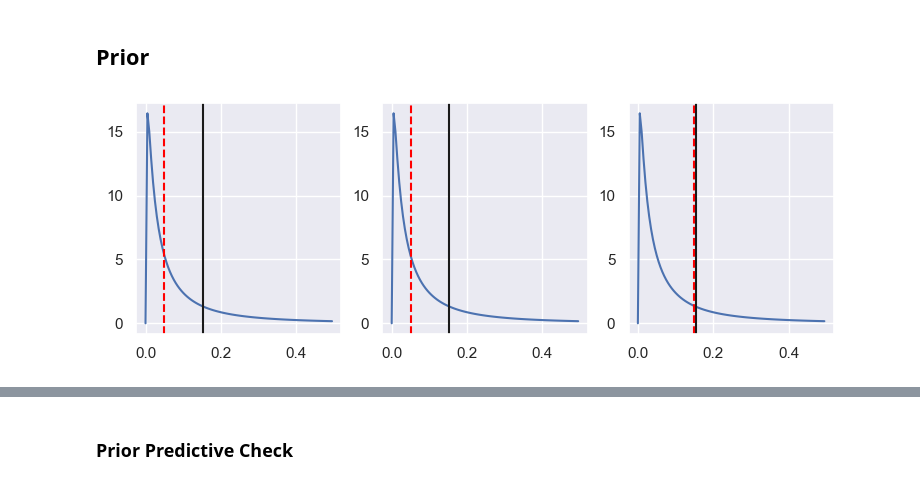
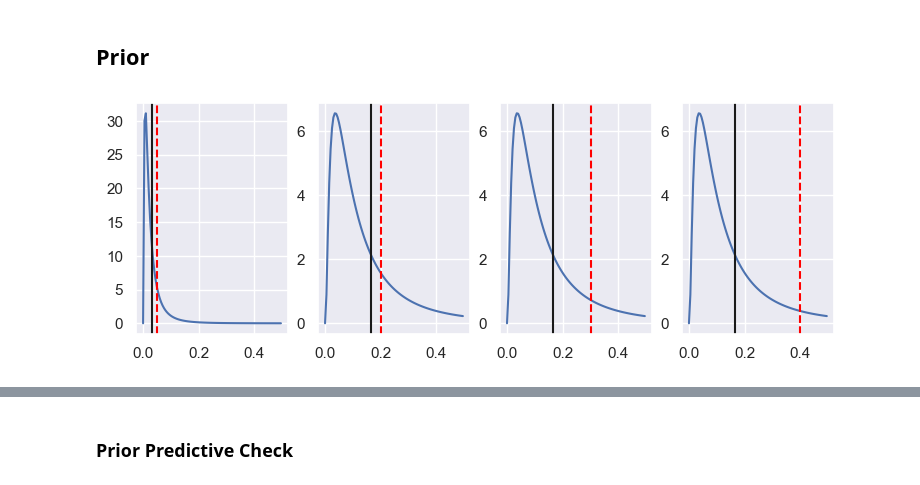
Before and after one commit to epibayes/np-epid, a Jupyter notebook: notebooks/si_sim_het.ipynb, the cells around one changed output, grey strips where cells are left out. Drawn from its saved outputs; the diff is of its cells as text; code cells hidden in the pictures.

```diff
--- a/notebooks/si_sim_het.ipynb
+++ b/notebooks/si_sim_het.ipynb
@@ -10,12 +10,13 @@ import seaborn as sns
 from scipy.stats import norm, lognorm, multivariate_normal
 # %%
 sns.set_theme()
-beta_true = [.05, .05, .15]
+beta_true = [.05, .2, .3, .4]
 alpha = 0.1
-gamma = 0.025 # 0.05
-prior_mu = -3
-prior_sigma = 1.5
-n_zones = 2
-N = 100
+gamma = 0.05
+n_zones = 3
+N = 100 # consider increasing
 T = 52
 K = 30
+data_seed = 31
+prior_mu = np.array([-3.9, -2.3, -2.3, -2.3])
+prior_sigma = np.ones(4)
@@ -55,19 +46,19 @@ plt.show()
 ## Prior
 # %%
 x = np.arange(0, 0.5, 0.005)
-fig, axs = plt.subplots(1, 3)
+fig, axs = plt.subplots(1, 4)
 fig.set_figheight(3)
 fig.set_figwidth(9)
 
 #TODO: generalize to multidim prior
 prior_mean = np.exp(prior_mu + prior_sigma**2/2)
 
-for i in range(3):
-    sns.lineplot(x=x, y=lognorm.pdf(x, scale=np.exp(prior_mu), s=prior_sigma),
+for i in range(4):
+    sns.lineplot(x=x, y=lognorm.pdf(x, scale=np.exp(prior_mu[i]), s=prior_sigma[i]),
                 ax=axs[i])
     axs[i].axvline(beta_true[i], color="red", linestyle="--")
-    axs[i].axvline(prior_mean, color="k")
+    axs[i].axvline(prior_mean[i], color="k")
 plt.show()
 # %% [output]
-[figure, old version]
+[figure, new version]
 # %%
```
Also changed, not shown: parts of 44 cells of this notebook, 9 other files.
